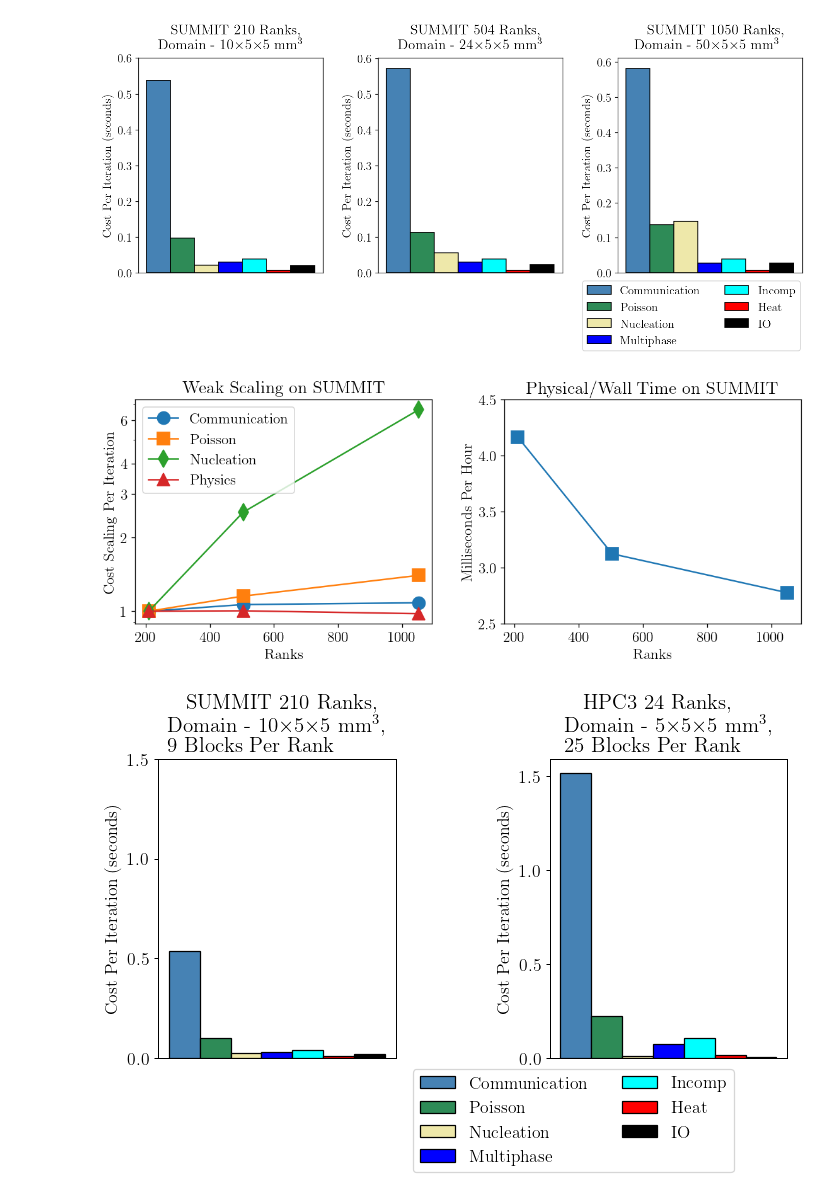
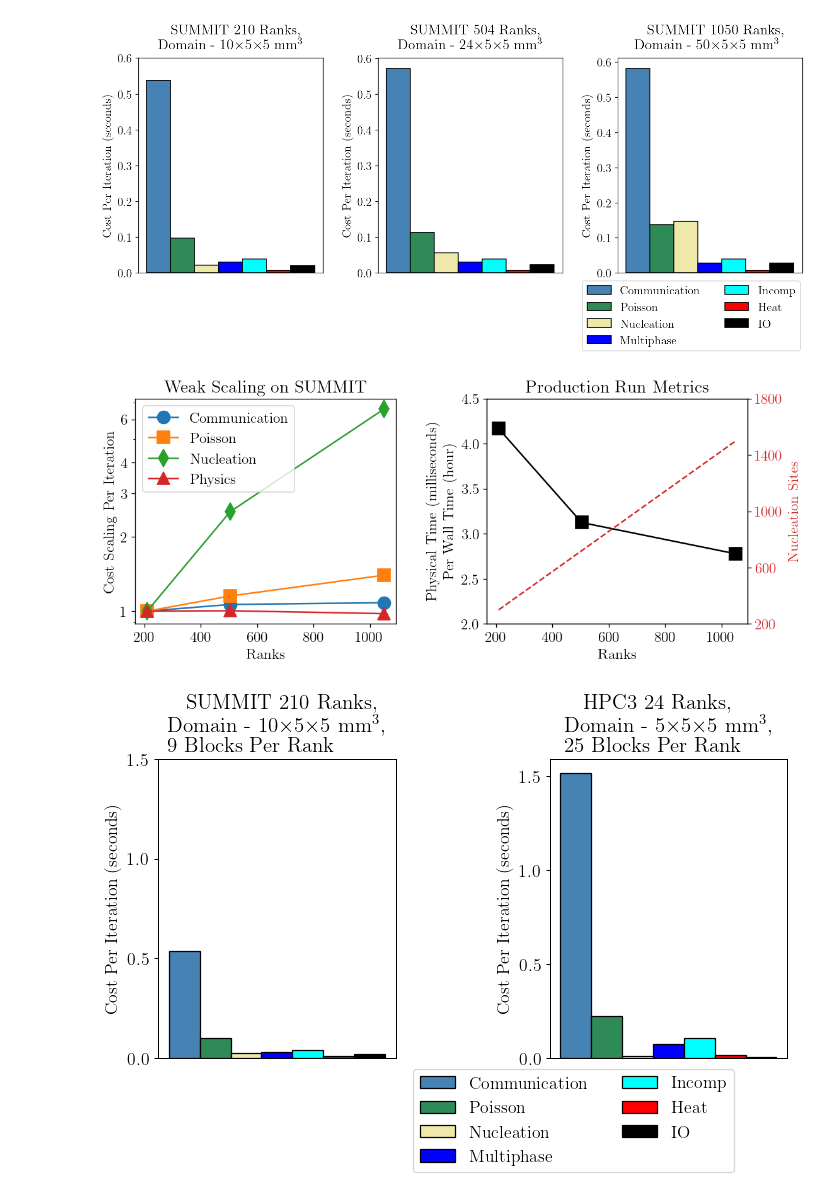
Before and after one commit to Lab-Notebooks/Flow-Boiling-Performance, a Jupyter notebook: analysis/performance/profile.ipynb, the cells around one changed output. Cells and saved outputs as stored; diff of their text form; code cells hidden in the pictures.

```diff
--- a/analysis/performance/profile.ipynb
+++ b/analysis/performance/profile.ipynb
@@ -119,38 +119,47 @@ ProcList = [210, 504, 1050]
 
 # Create subplots
 ax1 = figure.subplots(1,2)
 
 labels = ["Communication", "Poisson", "Nucleation", "Physics"]
 marker = iter(["o", "s", "d", "^"])
 
 for lb in labels:
     ax1[0].plot(ProcList, CostPerIteration(lb.lower()), marker = next(marker), markersize=12)
 
 ax1[0].set_title("Weak Scaling on SUMMIT")
 ax1[0].set_xlabel(r"Ranks")
 ax1[0].set_ylabel(r"Cost Scaling Per Iteration")
 ax1[0].legend(labels)
 ax1[0].set_yscale("log")
 ax1[0].yaxis.set_major_formatter(mticker.ScalarFormatter())
 ax1[0].yaxis.get_major_formatter().set_scientific(False)
 #ax1[0].set_yticks([0.02, 0.05, 0.1, 0.2, 0.4, 0.6, 1.0])
 ax1[0].set_yticks([1, 2, 3, 4, 6])
 
 PhysicalTime = [SummitNodes05.simtime/SummitNodes05.walltime,
                 SummitNodes12.simtime/SummitNodes12.walltime,
                 SummitNodes25.simtime/SummitNodes25.walltime]
 
-ax1[1].plot(ProcList, PhysicalTime, marker = 's', markersize=12)
-ax1[1].set_title(r"Physical$/$Wall Time on SUMMIT")
+color="tab:red"
+ax2 = ax1[1].twinx()
+ax2.set_ylabel(r"Nucleation Sites", color=color)
+ax2.plot(ProcList, [300, 720, 1500], color=color, linestyle='--')
+ax2.set_yticks([200,600,1000,1400,1800])
+ax2.tick_params(axis='y', labelcolor=color)
+
+color = "black"
+ax1[1].plot(ProcList, PhysicalTime, marker = 's', markersize=12, color=color)
+ax1[1].set_title(r"Production Run Metrics")
 ax1[1].set_xlabel(r"Ranks")
-ax1[1].set_ylabel(r"Milliseconds Per Hour")
-ax1[1].set_yticks([2.5, 3, 3.5, 4.0, 4.5])
+ax1[1].set_ylabel("Physical Time (milliseconds) \n Per Wall Time (hour)", color=color)
+ax1[1].set_yticks([2.0, 2.5, 3, 3.5, 4.0, 4.5])
+ax1[1].tick_params(axis='y', labelcolor=color)
 
 #pyplot.legend(labels)
 pyplot.tight_layout(pad=2)
 #pyplot.savefig("/Users/Akash/Desktop/summit02.png")
 # %% [output]
-[figure, old version]
+[figure, new version]
 # %%
 # Plot figure
 pyplot.rc("font", family="serif", size=14, weight="bold")
```
